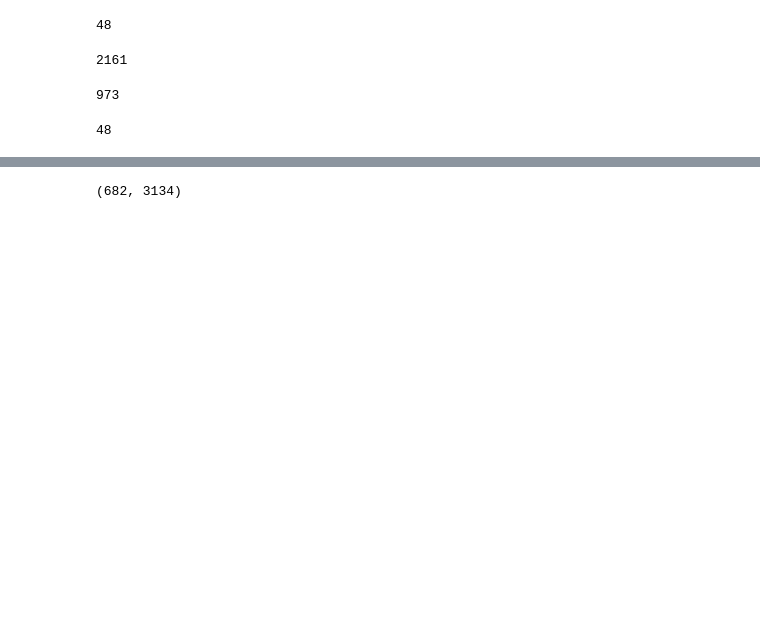
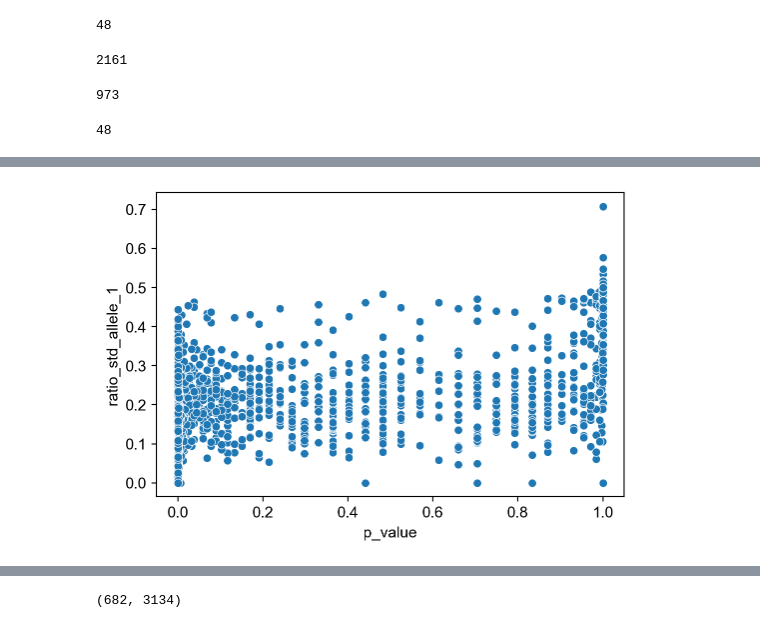
Before and after one commit to DaneseAnna/transcriptional_bursting_dev, a Jupyter notebook: Notebooks/test_classifier_3_class.ipynb, the cells around one changed output, grey strips where cells are left out. Saved outputs shown, nothing was run; the diff lists cells and outputs as text; code cells hidden in the pictures; blank space fills up the shorter version.

```diff
--- a/Notebooks/test_classifier_3_class.ipynb
+++ b/Notebooks/test_classifier_3_class.ipynb
@@ -150,3 +171,7 @@ len(PoO)
+# %%
+test.sns_scatter(x="p_value", y="ratio_std_allele_1", data=adata.var)
+# %% [output]
+[figure, added]
 # %%
 # randomly plotting a gene from PoO group
 
```
Also changed, not shown: parts of 12 cells of this notebook, 18 other files.
